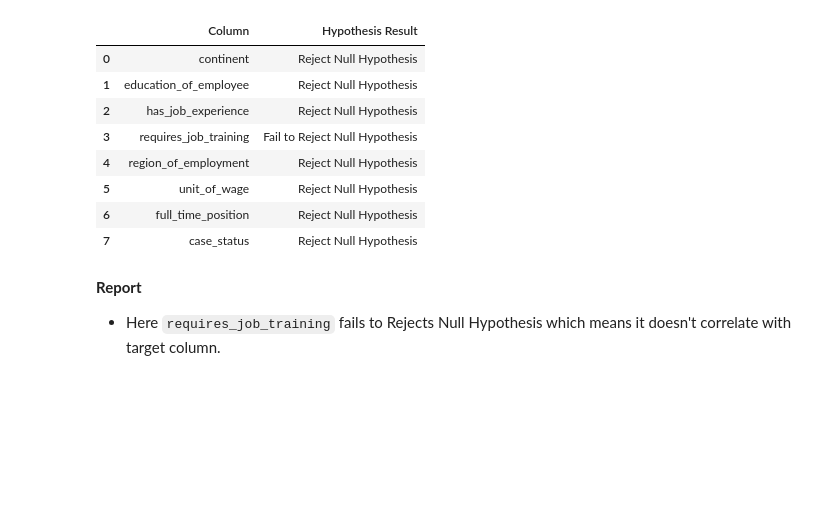
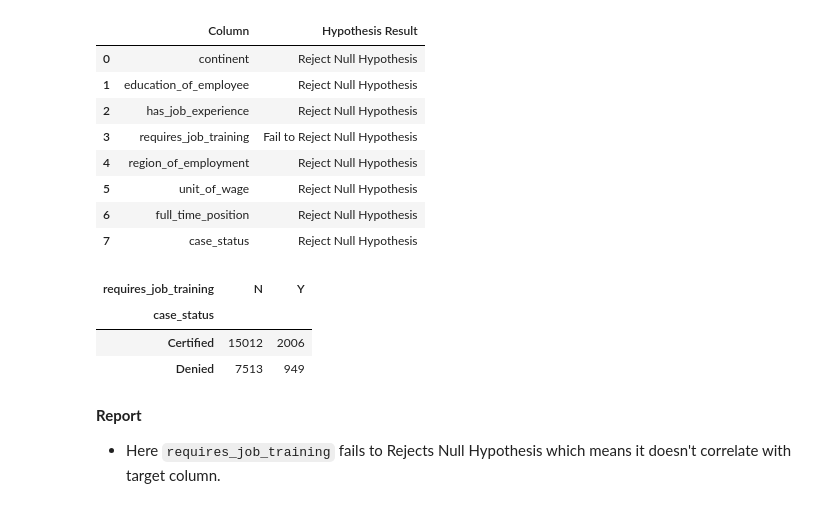
Before and after one commit to kshitijkutumbe/Visa-Sanction-Prediction-ML, a Jupyter notebook: notebook/1_EDA_US_visa.ipynb, the cells around one changed output. Saved outputs shown, nothing was run; the diff lists cells and outputs as text; code cells hidden in the pictures; blank space fills up the shorter version.

```diff
--- a/notebook/1_EDA_US_visa.ipynb
+++ b/notebook/1_EDA_US_visa.ipynb
@@ -260,6 +260,13 @@ result
 | 5 | unit_of_wage | Reject Null Hypothesis |
 | 6 | full_time_position | Reject Null Hypothesis |
 | 7 | case_status | Reject Null Hypothesis |
+# %%
+pd.crosstab(df['case_status'], df['requires_job_training'])
+# %% [output]
+| requires_job_training | N | Y |
+| case_status |  |  |
+| Certified | 15012 | 2006 |
+| Denied | 7513 | 949 |
 # %% [markdown]
 **Report**
 * Here `requires_job_training` fails to Rejects Null Hypothesis which means it doesn't correlate with target column.
```
Also changed, not shown: parts of 5 cells of this notebook, 6 other files.
